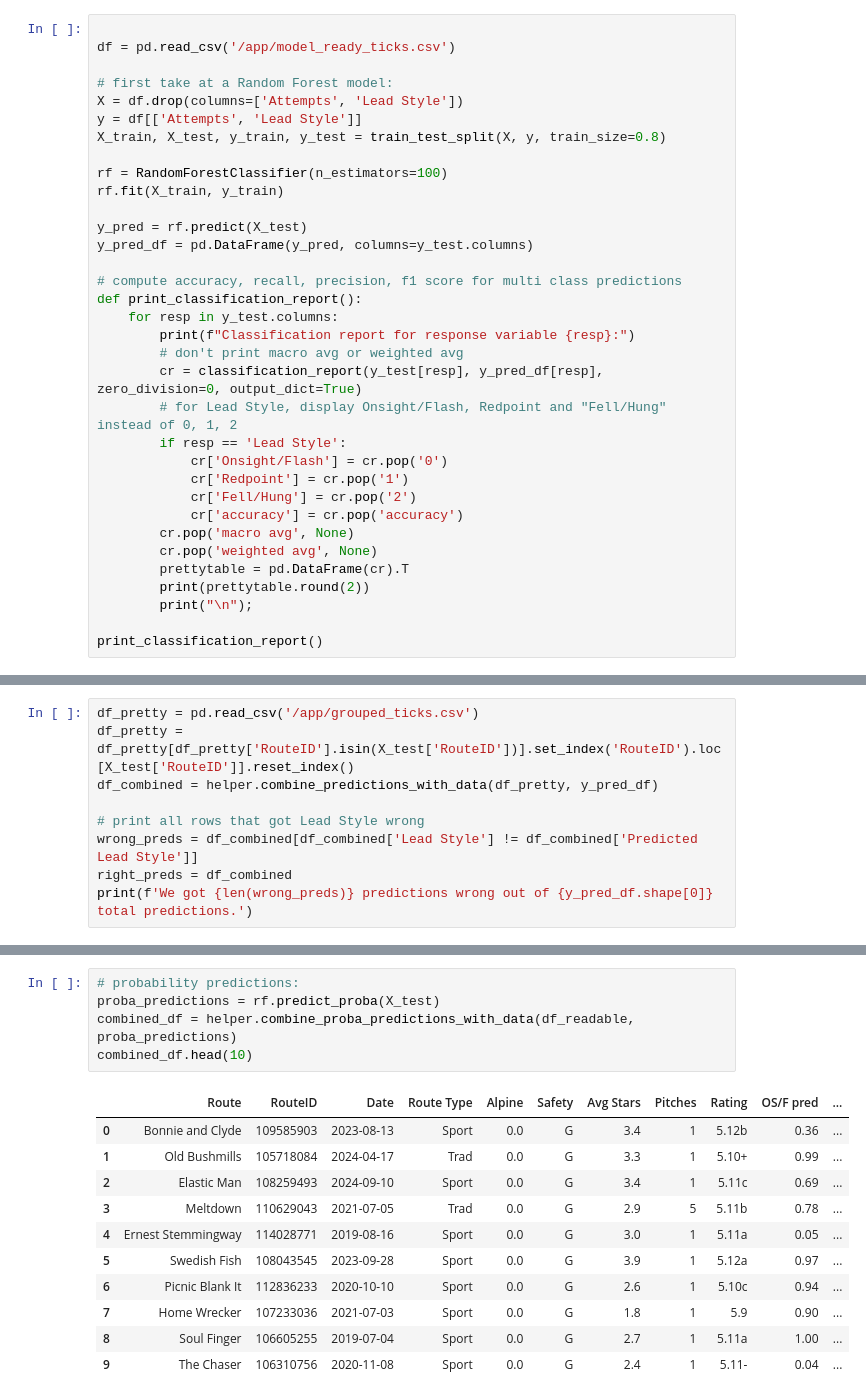
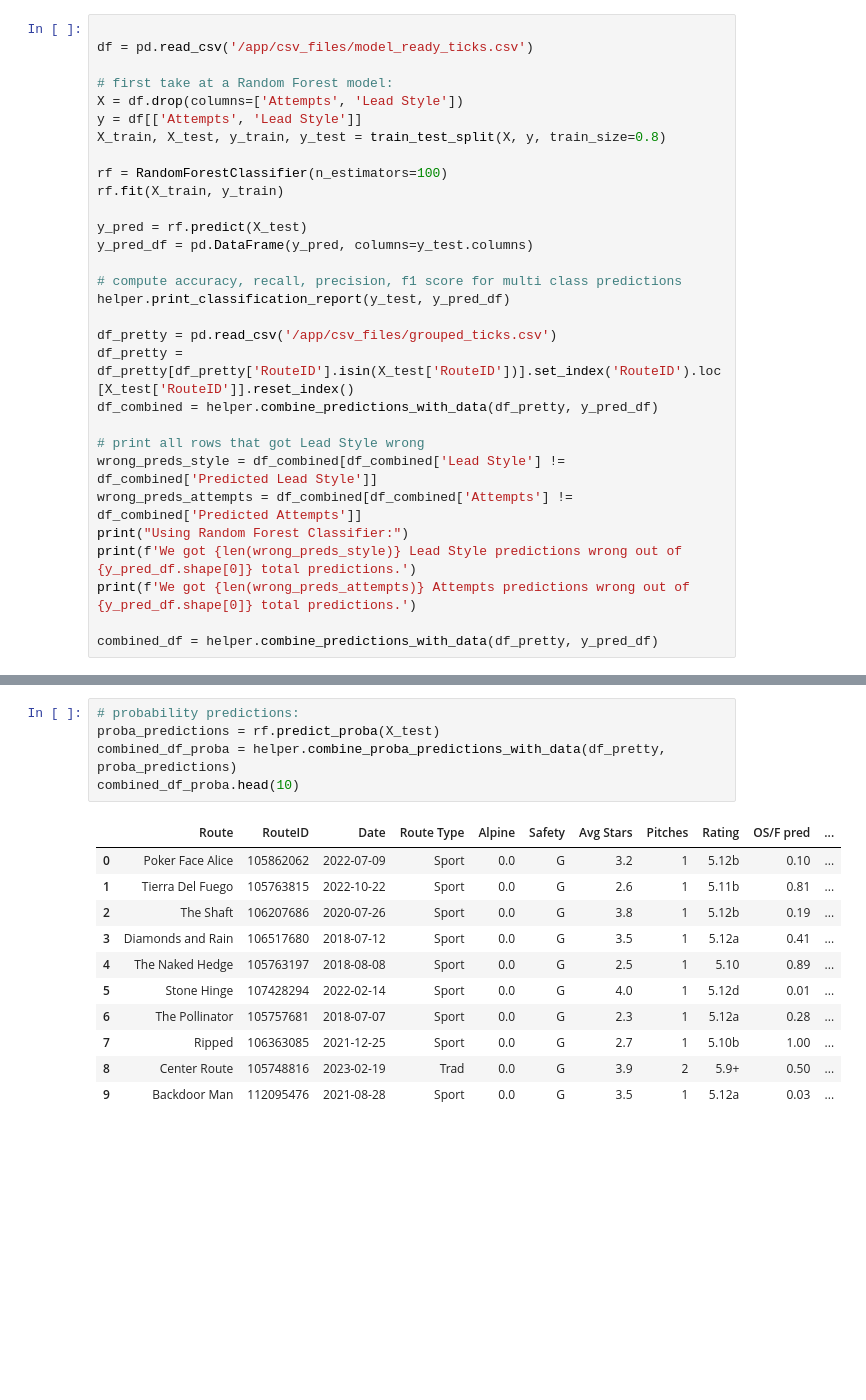
Before and after one commit to glassbead0/climb_wise, a Jupyter notebook: 2_climbing_random_forest.ipynb, the cells around one changed output, grey strips where cells are left out. Saved outputs shown, nothing was run; the diff lists cells and outputs as text; blank space fills up the shorter version.

Commit message:
random_forest stuff + classification report

```diff
--- a/2_climbing_random_forest.ipynb
+++ b/2_climbing_random_forest.ipynb
@@ -18,7 +10,7 @@ pd.set_option('display.expand_frame_repr', False) # display full data in termina
 %matplotlib inline
 # %%
 
-df = pd.read_csv('/app/model_ready_ticks.csv')
+df = pd.read_csv('/app/csv_files/model_ready_ticks.csv')
 
 # first take at a Random Forest model:
 X = df.drop(columns=['Attempts', 'Lead Style'])
@@ -32,22 +24,18 @@ y_pred = rf.predict(X_test)
 y_pred_df = pd.DataFrame(y_pred, columns=y_test.columns)
 
 # compute accuracy, recall, precision, f1 score for multi class predictions
-def print_classification_report():
-    for resp in y_test.columns:
-        print(f"Classification report for response variable {resp}:")
-        # don't print macro avg or weighted avg
-        cr = classification_report(y_test[resp], y_pred_df[resp], zero_division=0, output_dict=True)
-        # for Lead Style, display Onsight/Flash, Redpoint and "Fell/Hung" instead of 0, 1, 2
-        if resp == 'Lead Style':
-            cr['Onsight/Flash'] = cr.pop('0')
-            cr['Redpoint'] = cr.pop('1')
-            cr['Fell/Hung'] = cr.pop('2')
-            cr['accuracy'] = cr.pop('accuracy')
-        cr.pop('macro avg', None)
-        cr.pop('weighted avg', None)
-        prettytable = pd.DataFrame(cr).T
-        print(prettytable.round(2))
-        print("\n");
+helper.print_classification_report(y_test, y_pred_df)
 
-print_classification_report()
+df_pretty = pd.read_csv('/app/csv_files/grouped_ticks.csv')
+df_pretty = df_pretty[df_pretty['RouteID'].isin(X_test['RouteID'])].set_index('RouteID').loc[X_test['RouteID']].reset_index()
+df_combined = helper.combine_predictions_with_data(df_pretty, y_pred_df)
+
+# print all rows that got Lead Style wrong
+wrong_preds_style = df_combined[df_combined['Lead Style'] != df_combined['Predicted Lead Style']]
+wrong_preds_attempts = df_combined[df_combined['Attempts'] != df_combined['Predicted Attempts']]
+print("Using Random Forest Classifier:")
+print(f'We got {len(wrong_preds_style)} Lead Style predictions wrong out of {y_pred_df.shape[0]} total predictions.')
+print(f'We got {len(wrong_preds_attempts)} Attempts predictions wrong out of {y_pred_df.shape[0]} total predictions.')
+
+combined_df = helper.combine_predictions_with_data(df_pretty, y_pred_df)
 # %% [output]
@@ -69,9 +45,0 @@ accuracy            0.76    0.76      0.76     0.76
-# %%
-df_pretty = pd.read_csv('/app/grouped_ticks.csv')
-df_pretty = df_pretty[df_pretty['RouteID'].isin(X_test['RouteID'])].set_index('RouteID').loc[X_test['RouteID']].reset_index()
-df_combined = helper.combine_predictions_with_data(df_pretty, y_pred_df)
-
-# print all rows that got Lead Style wrong
-wrong_preds = df_combined[df_combined['Lead Style'] != df_combined['Predicted Lead Style']]
-right_preds = df_combined
-print(f'We got {len(wrong_preds)} predictions wrong out of {y_pred_df.shape[0]} total predictions.')
@@ -80,20 +67,20 @@ We got 51 predictions wrong out of 213 total predictions.
 # %%
 # probability predictions:
 proba_predictions = rf.predict_proba(X_test)
-combined_df = helper.combine_proba_predictions_with_data(df_readable, proba_predictions)
-combined_df.head(10)
+combined_df_proba = helper.combine_proba_predictions_with_data(df_pretty, proba_predictions)
+combined_df_proba.head(10)
 # %% [output]
 |  | Route | RouteID | Date | Route Type | Alpine | Safety | Avg Stars | Pitches | Rating | OS/F pred | ... |
-| 0 | Bonnie and Clyde | 109585903 | 2023-08-13 | Sport | 0.0 | G | 3.4 | 1 | 5.12b | 0.36 | ... |
-| 1 | Old Bushmills | 105718084 | 2024-04-17 | Trad | 0.0 | G | 3.3 | 1 | 5.10+ | 0.99 | ... |
-| 2 | Elastic Man | 108259493 | 2024-09-10 | Sport | 0.0 | G | 3.4 | 1 | 5.11c | 0.69 | ... |
-| 3 | Meltdown | 110629043 | 2021-07-05 | Trad | 0.0 | G | 2.9 | 5 | 5.11b | 0.78 | ... |
-| 4 | Ernest Stemmingway | 114028771 | 2019-08-16 | Sport | 0.0 | G | 3.0 | 1 | 5.11a | 0.05 | ... |
-| 5 | Swedish Fish | 108043545 | 2023-09-28 | Sport | 0.0 | G | 3.9 | 1 | 5.12a | 0.97 | ... |
-| 6 | Picnic Blank It | 112836233 | 2020-10-10 | Sport | 0.0 | G | 2.6 | 1 | 5.10c | 0.94 | ... |
-| 7 | Home Wrecker | 107233036 | 2021-07-03 | Sport | 0.0 | G | 1.8 | 1 | 5.9 | 0.90 | ... |
-| 8 | Soul Finger | 106605255 | 2019-07-04 | Sport | 0.0 | G | 2.7 | 1 | 5.11a | 1.00 | ... |
-| 9 | The Chaser | 106310756 | 2020-11-08 | Sport | 0.0 | G | 2.4 | 1 | 5.11- | 0.04 | ... |
+| 0 | Poker Face Alice | 105862062 | 2022-07-09 | Sport | 0.0 | G | 3.2 | 1 | 5.12b | 0.10 | ... |
+| 1 | Tierra Del Fuego | 105763815 | 2022-10-22 | Sport | 0.0 | G | 2.6 | 1 | 5.11b | 0.81 | ... |
+| 2 | The Shaft | 106207686 | 2020-07-26 | Sport | 0.0 | G | 3.8 | 1 | 5.12b | 0.19 | ... |
+| 3 | Diamonds and Rain | 106517680 | 2018-07-12 | Sport | 0.0 | G | 3.5 | 1 | 5.12a | 0.41 | ... |
+| 4 | The Naked Hedge | 105763197 | 2018-08-08 | Sport | 0.0 | G | 2.5 | 1 | 5.10 | 0.89 | ... |
+| 5 | Stone Hinge | 107428294 | 2022-02-14 | Sport | 0.0 | G | 4.0 | 1 | 5.12d | 0.01 | ... |
+| 6 | The Pollinator | 105757681 | 2018-07-07 | Sport | 0.0 | G | 2.3 | 1 | 5.12a | 0.28 | ... |
+| 7 | Ripped | 106363085 | 2021-12-25 | Sport | 0.0 | G | 2.7 | 1 | 5.10b | 1.00 | ... |
+| 8 | Center Route | 105748816 | 2023-02-19 | Trad | 0.0 | G | 3.9 | 2 | 5.9+ | 0.50 | ... |
+| 9 | Backdoor Man | 112095476 | 2021-08-28 | Sport | 0.0 | G | 3.5 | 1 | 5.12a | 0.03 | ... |
 # %%
 # TODO:
 # * categorize predictions that are close to the correct answer. EG: predicting an Onsight/Flash when the actual is a Redpoint with only 2 attempts isn't that bad. but predicting an Onsight/Flash when the actual is a Fell/Hung with 5 attempts is bad.
```
Also changed, not shown: parts of 5 cells of this notebook, 1 other file.
